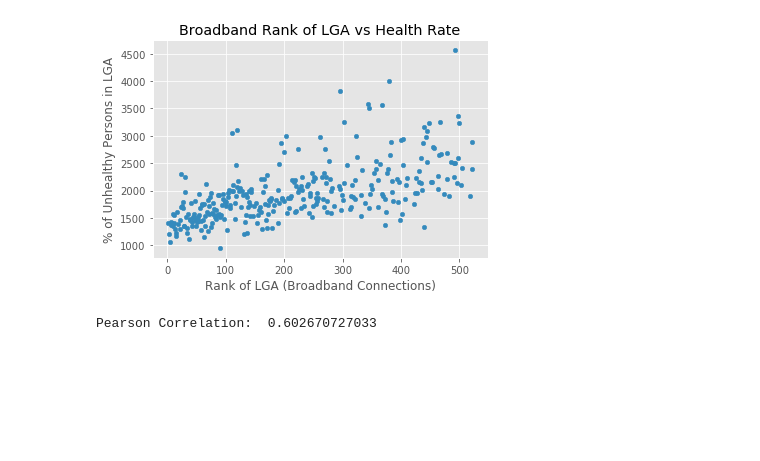
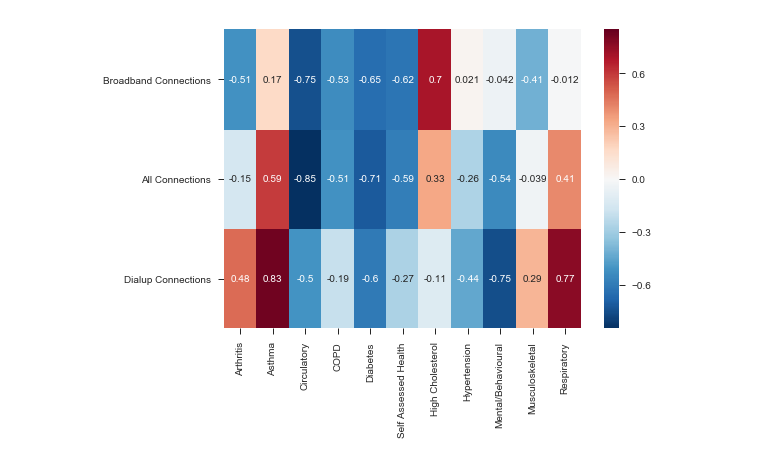
Before and after one commit to samuel-x/COMP20008-elements-data-2, a Jupyter notebook: analysis.ipynb, the cells around one changed output. Cells and saved outputs as stored; diff of their text form; code cells hidden in the pictures; blank space fills up the shorter version.

```diff
--- a/analysis.ipynb
+++ b/analysis.ipynb
@@ -72,11 +148,17 @@ list(compare_df)
-# %%
-d = pd.DataFrame({'internet':compare_df['bband_rank'], 'health':compare_df['rsp_rate']}, columns=['internet', 'health'])
-d.plot(kind='scatter', x='internet', y='health')
-plt.title("Broadband Rank of LGA vs Health Rate")
-plt.xlabel("Rank of LGA (Broadband Connections)")
-plt.ylabel("% of Unhealthy Persons in LGA")
-plt.show()
-print("Pearson Correlation: ", d['internet'].corr(d['health']))
-# %% [output]
-[figure, removed]
-Pearson Correlation:  0.602670727033
+# %%
+a = pd.DataFrame()
+n = sorted(list(income_df), key=lambda x: x[:-1])
+#n.sort()
+for i in ['bband_meas', 'NetC_meas', 'Dialup_meas']:
+    if i != 'area_code' and i != 'state':
+        d = correlate(list(chronic_df+health_df), compare_df, i, [i], True)
+    a = a.append(d)
+#bbad_measure_df = pd.DataFrame(columns=list(chronic_df)+list(income_df))
+# %%
+sns.heatmap(a, annot=True, yticklabels=['Broadband Connections', 'All Connections', 'Dialup Connections'],
+                xticklabels=['Arthritis', 'Asthma', 'Circulatory', 'COPD',
+                             'Diabetes', 'Self Assessed Health', 'High Cholesterol', 'Hypertension', 'Mental/Behavioural'
+                             ,'Musculoskeletal', 'Respiratory'])
+plt.show()
+# %% [output]
+[figure, added]
```
Also changed, not shown: parts of 8 cells of this notebook, 4 other files.
